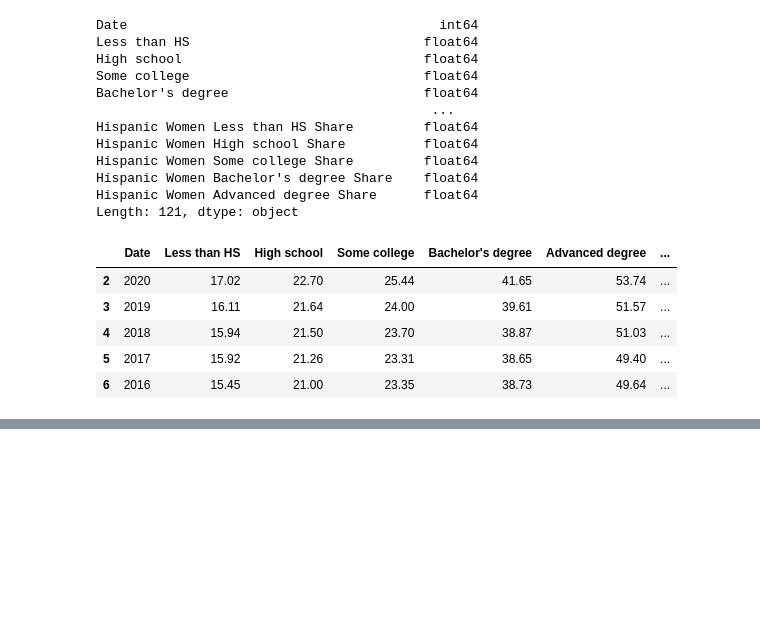
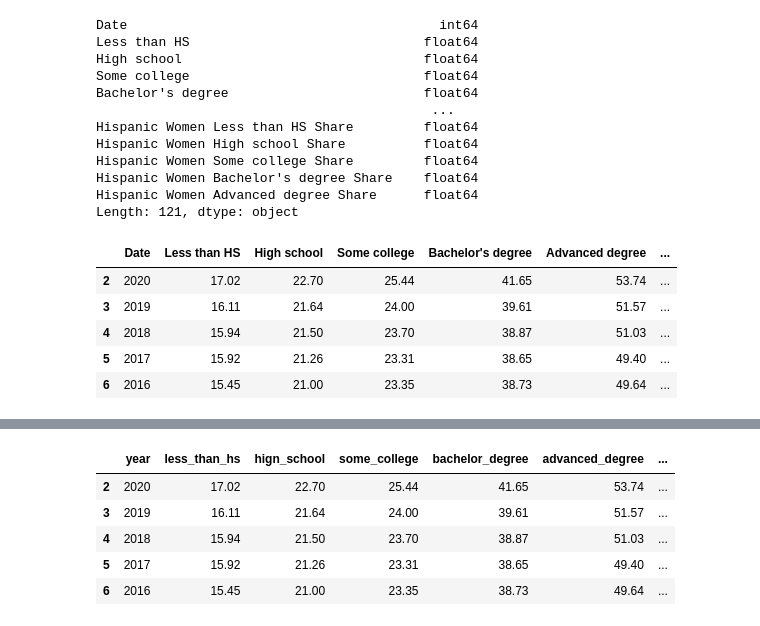
Before and after one commit to KimberlyW618/final_group_project, a Jupyter notebook: code/Wages_By_Ed.ipynb, the cells around one changed output, grey strips where cells are left out. Cells and saved outputs as stored; diff of their text form; code cells hidden in the pictures; blank space fills up the shorter version.

```diff
--- a/code/Wages_By_Ed.ipynb
+++ b/code/Wages_By_Ed.ipynb
@@ -85,0 +130,10 @@ df_wages_by_education=round(df_wages_by_education.astype(float),3)
+# %%
+wages_by_education = df_wages_by_education.astype({"year": "int"})
+wages_by_education.head()
+# %% [output]
+|  | year | less_than_hs | hign_school | some_college | bachelor_degree | advanced_degree | ... |
+| 2 | 2020 | 17.02 | 22.70 | 25.44 | 41.65 | 53.74 | ... |
+| 3 | 2019 | 16.11 | 21.64 | 24.00 | 39.61 | 51.57 | ... |
+| 4 | 2018 | 15.94 | 21.50 | 23.70 | 38.87 | 51.03 | ... |
+| 5 | 2017 | 15.92 | 21.26 | 23.31 | 38.65 | 49.40 | ... |
+| 6 | 2016 | 15.45 | 21.00 | 23.35 | 38.73 | 49.64 | ... |
```
Also changed, not shown: parts of 9 cells of this notebook, 20 other files.
